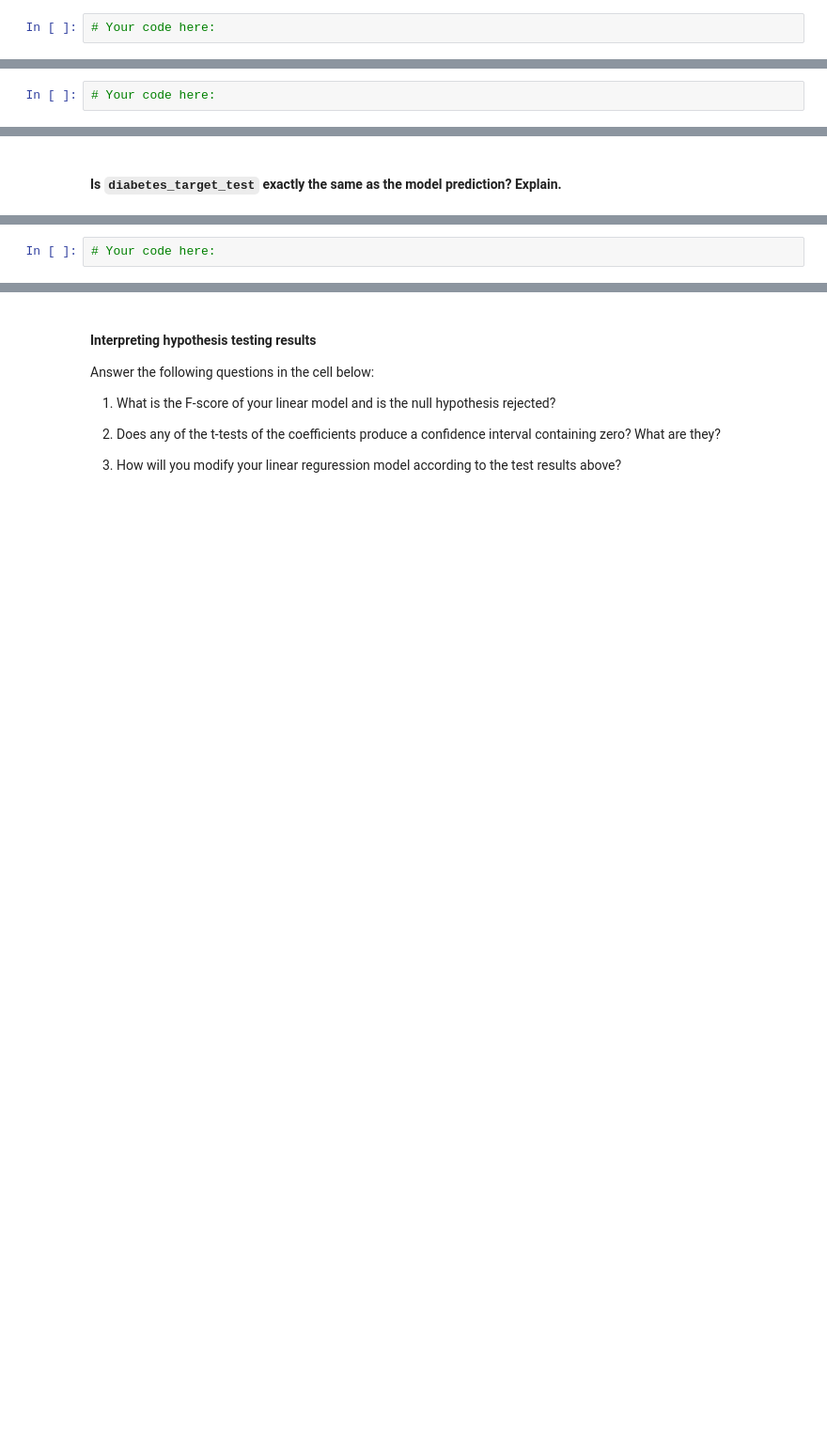
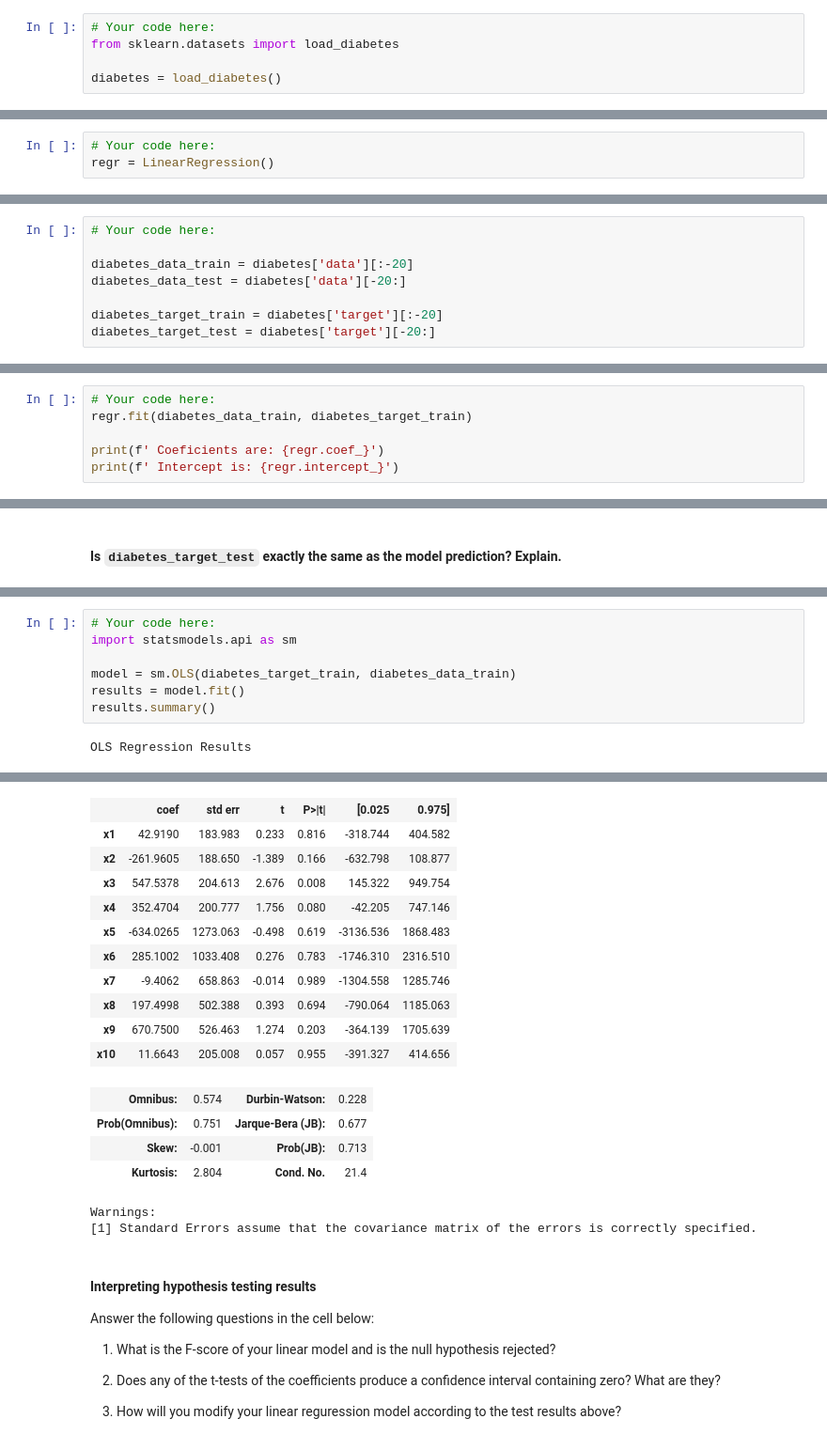
Before and after one commit to ta-datapt-bcn/lab-supervised-learning-regression, a Jupyter notebook: your-code/main.ipynb, the cells around one changed output, grey strips where cells are left out. Shown at 94% size. Cells and saved outputs as stored; diff of their text form; blank space fills up the shorter version.

```diff
--- a/your-code/main.ipynb
+++ b/your-code/main.ipynb
@@ -13,6 +15,9 @@ Before starting to work on our own datasets, let's first explore the datasets th
 First, we will load the diabetes dataset. Do this in the cell below by importing the datasets and then loading the dataset  to the `diabetes` variable using the `load_diabetes()` function ([documentation](https://scikit-learn.org/stable/modules/generated/sklearn.datasets.load_diabetes.html)).
 # %%
 # Your code here:
+from sklearn.datasets import load_diabetes
+
+diabetes = load_diabetes()
 # %% [markdown]
 Let's explore this variable by looking at the different attributes (keys) of `diabetes`. Note that the `load_diabetes` function does not return dataframes. It returns you a Python dictionary.
 # %%
@@ -69,6 +120,7 @@ Also take a look at the `sklearn.linear_model.LinearRegression` [documentation](
 #### Create a new instance of the linear regression model and assign the new instance to the variable `diabetes_model`.
 # %%
 # Your code here:
+regr = LinearRegression()
 # %% [markdown]
 #### Next, let's split the training and test data.
 
@@ -78,2 +128,10 @@ Define `diabetes_data_train`, `diabetes_target_train`, `diabetes_data_test`, and
+# %%
+# Your code here:
+
+diabetes_data_train = diabetes['data'][:-20]
+diabetes_data_test = diabetes['data'][-20:]
+
+diabetes_target_train = diabetes['target'][:-20]
+diabetes_target_test = diabetes['target'][-20:]
 # %% [markdown]
 Fit the training data and target to `diabetes_model`. Print the *intercept* and *coefficients* of the model.
@@ -81,0 +138,6 @@ Fit the training data and target to `diabetes_model`. Print the *intercept* and
+# %%
+# Your code here:
+regr.fit(diabetes_data_train, diabetes_target_train)
+
+print(f' Coeficients are: {regr.coef_}')
+print(f' Intercept is: {regr.intercept_}')
@@ -125,5 +205,12 @@ Read the documentations of [StatsModels Linear Regression](https://www.statsmode
 Your output should look like:
 
 ![statsmodels regression](../images/statsmodels.png)
-# %%
-# Your code here:
+# %%
+# Your code here:
+import statsmodels.api as sm
+
+model = sm.OLS(diabetes_target_train, diabetes_data_train)
+results = model.fit()
+results.summary()
+# %% [output]
+OLS Regression Results
@@ -130,3 +226,20 @@ Your output should look like:
+|  | coef | std err | t | P>|t| | [0.025 | 0.975] |
+| x1 | 42.9190 | 183.983 | 0.233 | 0.816 | -318.744 | 404.582 |
+| x2 | -261.9605 | 188.650 | -1.389 | 0.166 | -632.798 | 108.877 |
+| x3 | 547.5378 | 204.613 | 2.676 | 0.008 | 145.322 | 949.754 |
+| x4 | 352.4704 | 200.777 | 1.756 | 0.080 | -42.205 | 747.146 |
+| x5 | -634.0265 | 1273.063 | -0.498 | 0.619 | -3136.536 | 1868.483 |
+| x6 | 285.1002 | 1033.408 | 0.276 | 0.783 | -1746.310 | 2316.510 |
+| x7 | -9.4062 | 658.863 | -0.014 | 0.989 | -1304.558 | 1285.746 |
+| x8 | 197.4998 | 502.388 | 0.393 | 0.694 | -790.064 | 1185.063 |
+| x9 | 670.7500 | 526.463 | 1.274 | 0.203 | -364.139 | 1705.639 |
+| x10 | 11.6643 | 205.008 | 0.057 | 0.955 | -391.327 | 414.656 |
+| Omnibus: | 0.574 | Durbin-Watson: | 0.228 |
+| Prob(Omnibus): | 0.751 | Jarque-Bera (JB): | 0.677 |
+| Skew: | -0.001 | Prob(JB): | 0.713 |
+| Kurtosis: | 2.804 | Cond. No. | 21.4 |
+Warnings:
+[1] Standard Errors assume that the covariance matrix of the errors is correctly specified.
 # %% [markdown]
 #### Interpreting hypothesis testing results
 
```
Also changed, not shown: parts of 41 cells of this notebook.
